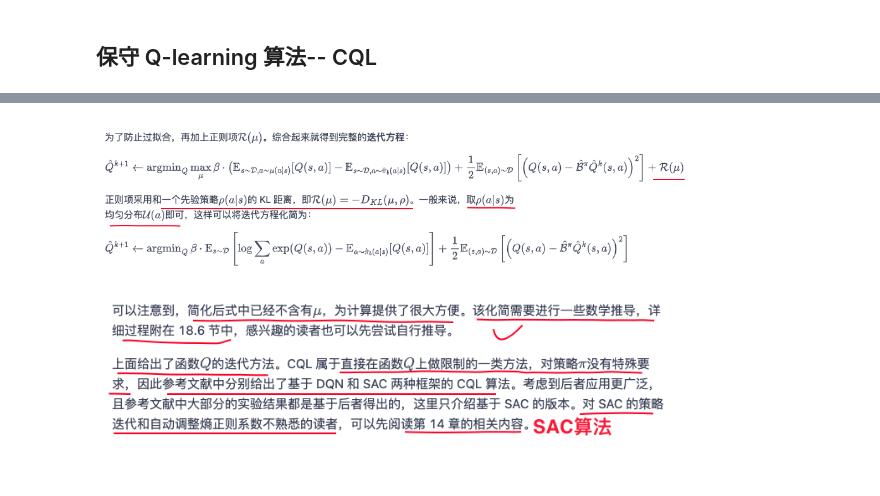
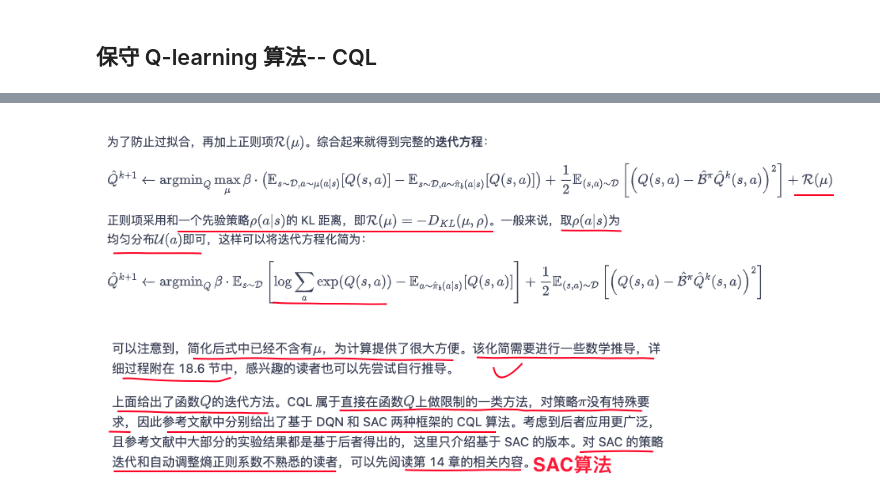
Before and after one commit to ztaoing/DeepRL_Steps, a Jupyter notebook: Hands-on-RL/16-离线强化学习(外推误差).ipynb, the cells around one changed output, grey strips where cells are left out. Drawn from its saved outputs; the diff is of its cells as text; code cells hidden in the pictures; blank space fills up the shorter version.

```diff
--- a/Hands-on-RL/16-离线强化学习(外推误差).ipynb
+++ b/Hands-on-RL/16-离线强化学习(外推误差).ipynb
@@ -155,7 +172,7 @@ Image(filename='./image/cql_01.png',width=600)
 # %%
-Image(filename='./image/cql_02.png',width=600)
+Image(filename='./image/cql_02.png')
 # %% [output]
-[figure, old version]
+[figure, new version]
 # %%
 Image(filename='./image/cql_03.png',width=600)
 # %% [output]
```
Also changed, not shown: parts of 12 cells of this notebook, 7 other files.
